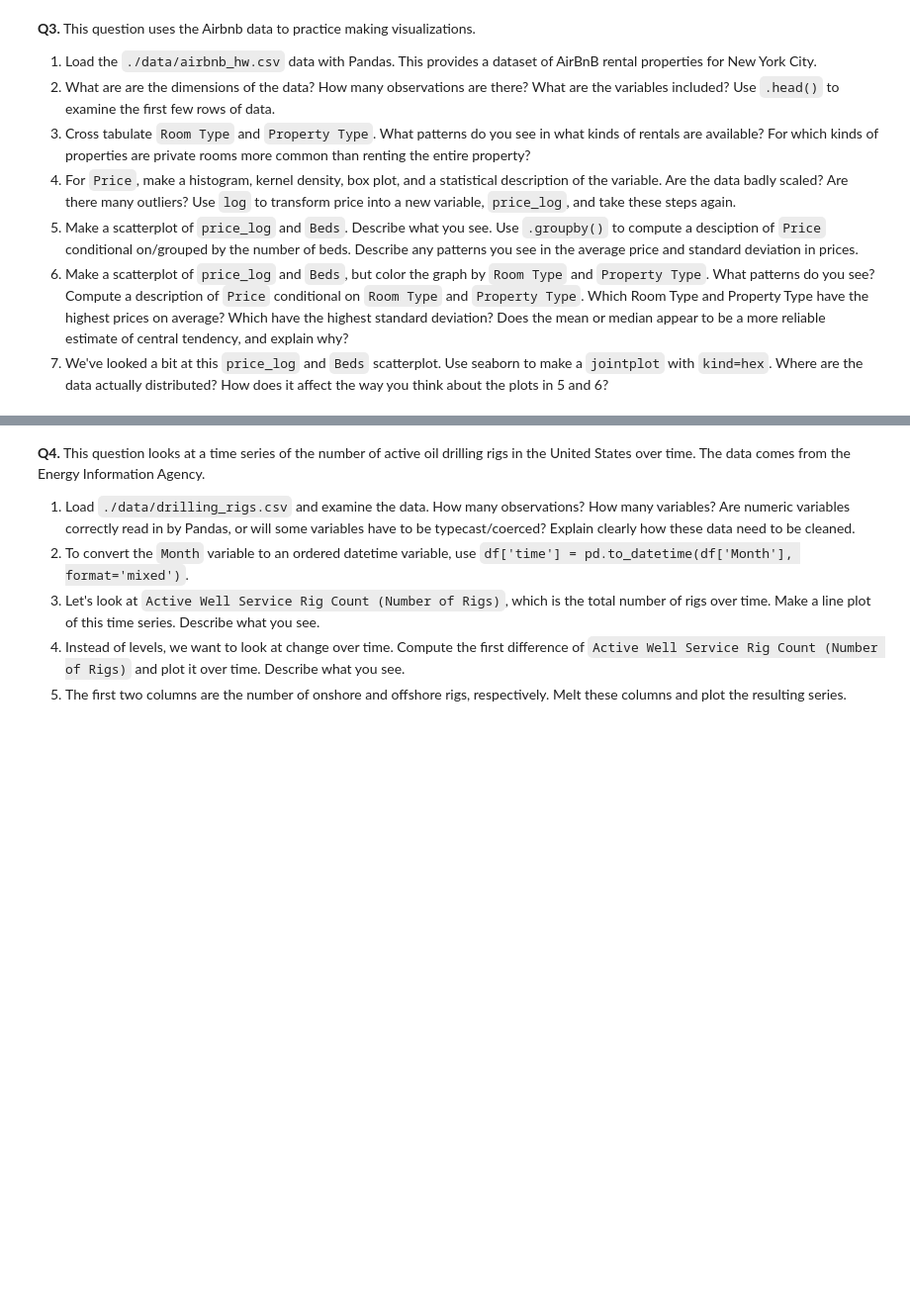
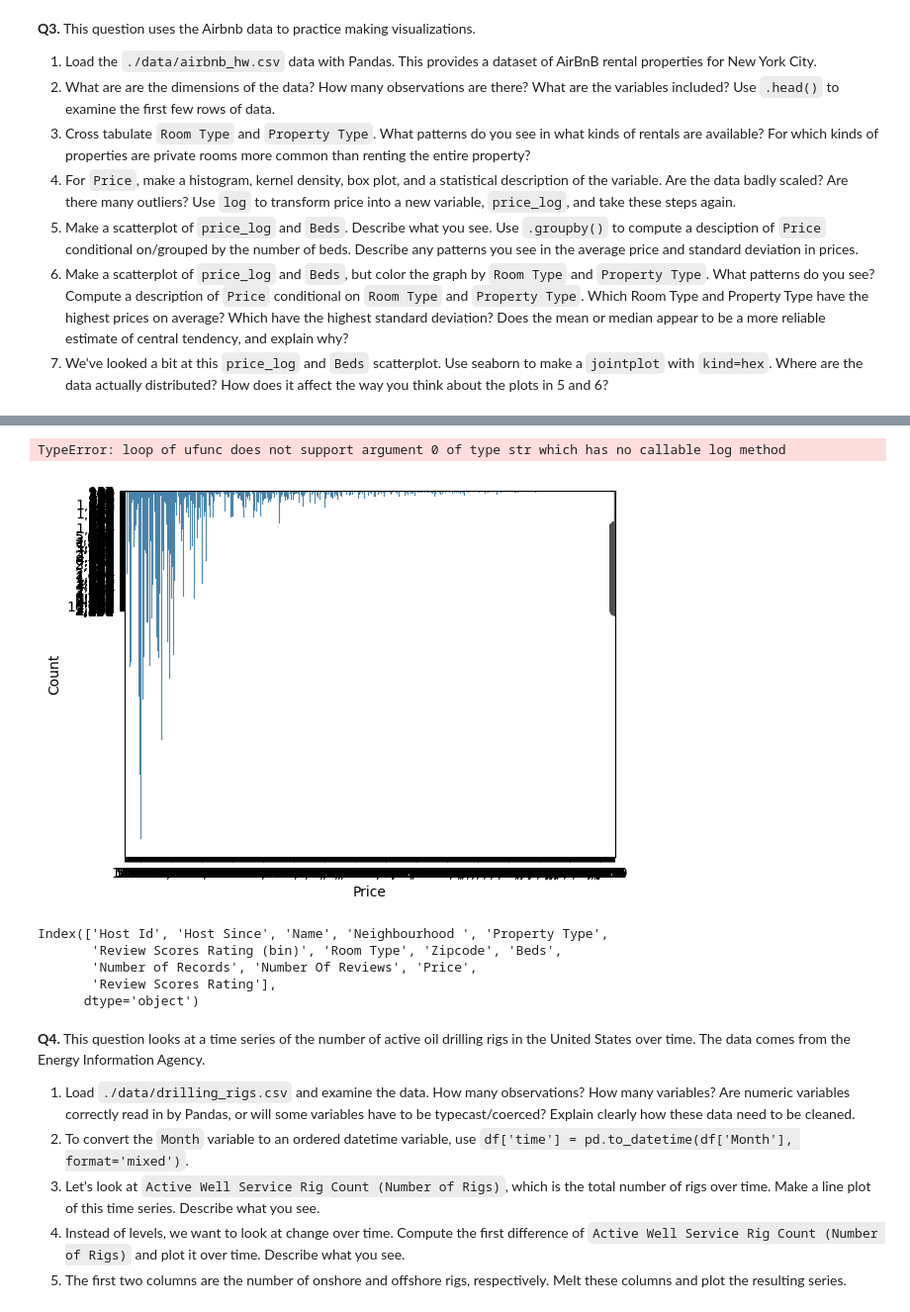
Before and after one commit to kyleegit27/EDA, a Jupyter notebook: assignment/assignment.ipynb, the cells around one changed output, grey strips where cells are left out. Shown: that part at 99% size. Cells and saved outputs as stored; diff of their text form; code cells hidden in the pictures; blank space fills up the shorter version.

```diff
--- a/assignment/assignment.ipynb
+++ b/assignment/assignment.ipynb
@@ -203,3 +203,6 @@ dtype: int64
   5. Make a scatterplot of `price_log` and `Beds`. Describe what you see. Use `.groupby()` to compute a desciption of `Price` conditional on/grouped by the number of beds. Describe any patterns you see in the average price and standard deviation in prices.
   6. Make a scatterplot of `price_log` and `Beds`, but color the graph by `Room Type` and `Property Type`. What patterns do you see? Compute a description of `Price` conditional on `Room Type` and `Property Type`. Which Room Type and Property Type have the highest prices on average? Which have the highest standard deviation? Does the mean or median appear to be a more reliable estimate of central tendency, and explain why?
   7. We've looked a bit at this `price_log` and `Beds` scatterplot. Use seaborn to make a `jointplot` with `kind=hex`. Where are the data actually distributed? How does it affect the way you think about the plots in 5 and 6?
+# %%
+#3.1 load data
+rent = pd.read_csv('/content/airbnb_hw.csv')
@@ -205,0 +239,49 @@ dtype: int64
+# %%
+#For Price, make a histogram, kernel density, box plot, and a statistical description of the variable. Are the data badly scaled?
+ #Are there many outliers? Use log to transform price into a new variable, price_log, and take these steps again.
+
+sns.histplot(rent['Price'])
+
+#sns.kdeplot(rent['Price'])
+
+sns.boxplot(rent['Price'])
+
+rent['Price'].describe()
+
+#Yes, the data is poorly scaled for each of the graphs. It is hard to detect outliers when the graph is so jumbled that it is hard
+#enough to read in the first place. But, it seems that there are some outliers.
+
+rent['price_log'] = np.log(rent['Price'])
+
+#df.loc[df['bond_log']>0,'bond_log'].hist(bins=20,grid=False) use for >0 to avoid crash
+sns.histplot(rent['price log'])
+
+sns.kdeplot(rent['price_log'])
+
+sns.boxplot(rent['price_log'])
+
+rent['price_log'].describe()
+
+#describe outliers now
+# %% [output]
+TypeError: loop of ufunc does not support argument 0 of type str which has no callable log method
+[figure, added]
+# %%
+#5.5 Make a scatterplot of price_log and Beds. Describe what you see.
+#or label var 1 = 'price_log'
+sns.scatterplot(data = rent, x = 'price_log', y = 'Beds').set(title = 'Scatterplot of Rental Price of Beds')
+plt.show()
+
+#describe
+#Use .groupby() to compute a desciption of Price conditional on/grouped by the number of beds.
+bed_count = rent.groupby('Beds')['Price'].sum().value_counts()
+#maybe sort_values ?
+#Describe any patterns you see in the average price and standard deviation in prices.
+bed_count.mean()
+bed_count.std()
+# %% [output]
+Index(['Host Id', 'Host Since', 'Name', 'Neighbourhood ', 'Property Type',
+       'Review Scores Rating (bin)', 'Room Type', 'Zipcode', 'Beds',
+       'Number of Records', 'Number Of Reviews', 'Price',
+       'Review Scores Rating'],
+      dtype='object')
```
Also changed, not shown: parts of 4 cells of this notebook.
